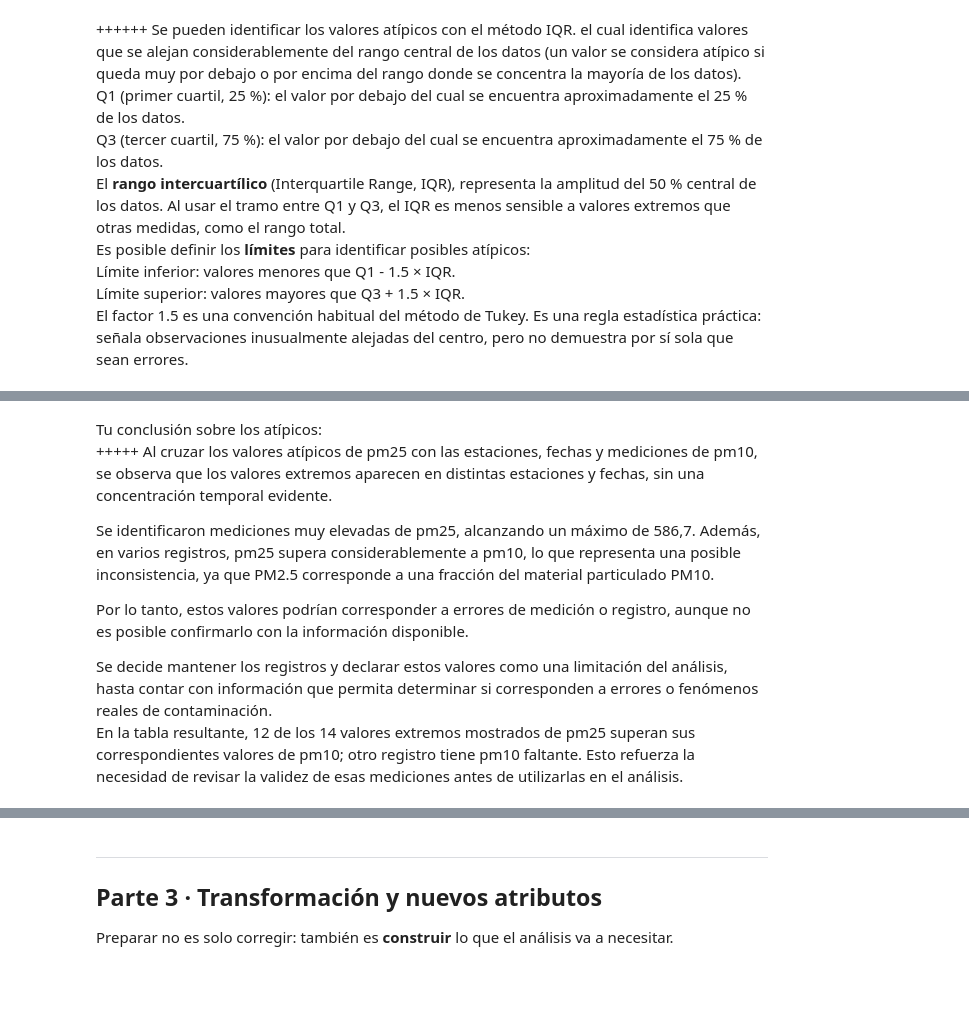
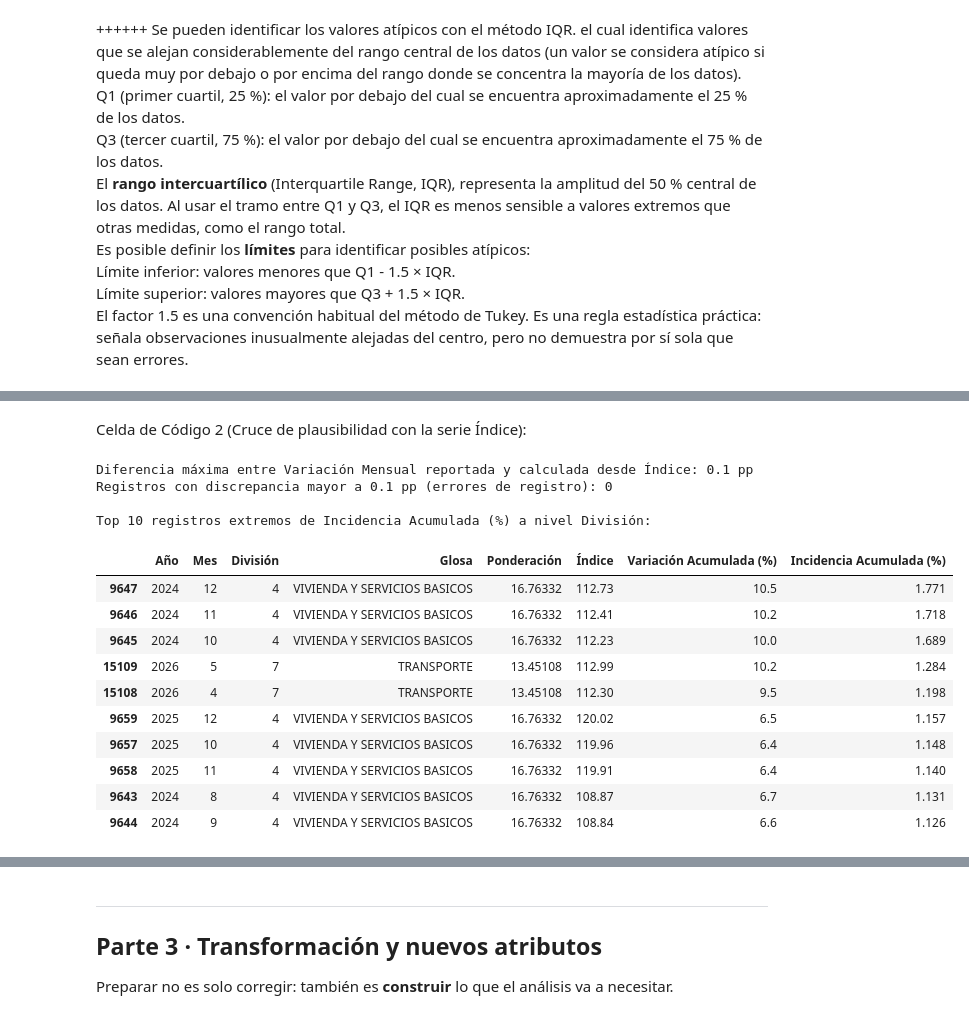
Before and after one commit to frandresst-wq/Proyecto-de-Ciencia-de-Datos, a Jupyter notebook: S2_Notebook_Laboratorio_CDD_Soto_Franco.ipynb, the cells around one changed output, grey strips where cells are left out. Cells and saved outputs as stored; diff of their text form; code cells hidden in the pictures; blank space fills up the shorter version.

Commit message:
Inicia Parte 3 · Transformación y nuevos atributos

```diff
--- a/S2_Notebook_Laboratorio_CDD_Soto_Franco.ipynb
+++ b/S2_Notebook_Laboratorio_CDD_Soto_Franco.ipynb
@@ -579,0 +529,18 @@ Esto indica que cada estación presenta un único registro por fecha. Por lo tan
+# %%
+# Tu código aquí
+print('Duplicados exactos antes:', df.duplicated().sum())
+df = df.drop_duplicates().copy()
+print('Duplicados exactos después:', df.duplicated().sum())
+
+# Eliminar columna auxiliar 'clave' creada en la Parte 1.4 si existe
+if 'clave' in df.columns:
+    df.drop(columns=['clave'], inplace=True)
+
+# Verificar unicidad por clave jerárquica y temporal
+duplicados_jerarquia = df.duplicated(subset=['Año', 'Mes', 'División', 'Grupo', 'Clase', 'Subclase', 'Producto']).sum()
+print('Duplicados por clave jerárquica + Año + Mes:', duplicados_jerarquia)
+
+# Verificar unicidad dentro del nivel de análisis (1_Division)
+div_dup = df[df['nivel_jerarquico'] == '1_Division'].duplicated(subset=['Año', 'Mes', 'Glosa']).sum()
+print('Duplicados de Glosa por mes dentro del nivel División:', div_dup)
+print('Registros totales conservados:', len(df))
@@ -735,10 +658,43 @@ display(atipicos[['estacion', 'fecha', 'pm25', 'pm10']
-# %% [markdown]
-Tu conclusión sobre los atípicos:\
-+++++ Al cruzar los valores atípicos de pm25 con las estaciones, fechas y mediciones de pm10, se observa que los valores extremos aparecen en distintas estaciones y fechas, sin una concentración temporal evidente.
-
-Se identificaron mediciones muy elevadas de pm25, alcanzando un máximo de 586,7. Además, en varios registros, pm25 supera considerablemente a pm10, lo que representa una posible inconsistencia, ya que PM2.5 corresponde a una fracción del material particulado PM10.
-
-Por lo tanto, estos valores podrían corresponder a errores de medición o registro, aunque no es posible confirmarlo con la información disponible.
-
-Se decide mantener los registros y declarar estos valores como una limitación del análisis, hasta contar con información que permita determinar si corresponden a errores o fenómenos reales de contaminación.\
-En la tabla resultante, 12 de los 14 valores extremos mostrados de pm25 superan sus correspondientes valores de pm10; otro registro tiene pm10 faltante. Esto refuerza la necesidad de revisar la validez de esas mediciones antes de utilizarlas en el análisis.
+# %% [markdown]
+Celda de Código 2 (Cruce de plausibilidad con la serie Índice):
+# %%
+# Creamos código jerárquico único para seguir cada ítem en el tiempo y verificar Índice(t) vs Índice(t-1)
+df['codigo_jerarquico'] = (
+    df['División'].astype(str) + '.' + df['Grupo'].astype(str) + '.' +
+    df['Clase'].astype(str) + '.' + df['Subclase'].astype(str) + '.' + df['Producto'].astype(str)
+)
+df = df.sort_values(['codigo_jerarquico', 'fecha']).reset_index(drop=True)
+df['Indice_mes_anterior'] = df.groupby('codigo_jerarquico')['Índice'].shift(1)
+df['Var_Mensual_Calculada'] = ((df['Índice'] / df['Indice_mes_anterior'] - 1) * 100).round(1)
+df['Diferencia_Redondeo'] = (df['Variación Mensual (%)'] - df['Var_Mensual_Calculada']).abs().round(2)
+
+print('Diferencia máxima entre Variación Mensual reportada y calculada desde Índice:', df['Diferencia_Redondeo'].max(), 'pp')
+print('Registros con discrepancia mayor a 0.1 pp (errores de registro):', (df['Diferencia_Redondeo'] > 0.15).sum())
+
+# Mostrar los mayores valores extremos de Incidencia Acumulada (%) en el nivel División
+print('\nTop 10 registros extremos de Incidencia Acumulada (%) a nivel División:')
+display(
+    df[df['nivel_jerarquico'] == '1_Division']
+    .sort_values('Incidencia Acumulada (%)', ascending=False)
+    [['Año', 'Mes', 'División', 'Glosa', 'Ponderación', 'Índice', 'Variación Acumulada (%)', 'Incidencia Acumulada (%)']]
+    .head(10)
+)
+
+# Limpiamos las columnas auxiliares de verificación
+df.drop(columns=['Indice_mes_anterior', 'Var_Mensual_Calculada', 'Diferencia_Redondeo'], inplace=True)
+# %% [output]
+Diferencia máxima entre Variación Mensual reportada y calculada desde Índice: 0.1 pp
+Registros con discrepancia mayor a 0.1 pp (errores de registro): 0
+
+Top 10 registros extremos de Incidencia Acumulada (%) a nivel División:
+|  | Año | Mes | División | Glosa | Ponderación | Índice | Variación Acumulada (%) | Incidencia Acumulada (%) |
+| 9647 | 2024 | 12 | 4 | VIVIENDA Y SERVICIOS BASICOS | 16.76332 | 112.73 | 10.5 | 1.771 |
+| 9646 | 2024 | 11 | 4 | VIVIENDA Y SERVICIOS BASICOS | 16.76332 | 112.41 | 10.2 | 1.718 |
+| 9645 | 2024 | 10 | 4 | VIVIENDA Y SERVICIOS BASICOS | 16.76332 | 112.23 | 10.0 | 1.689 |
+| 15109 | 2026 | 5 | 7 | TRANSPORTE | 13.45108 | 112.99 | 10.2 | 1.284 |
+| 15108 | 2026 | 4 | 7 | TRANSPORTE | 13.45108 | 112.30 | 9.5 | 1.198 |
+| 9659 | 2025 | 12 | 4 | VIVIENDA Y SERVICIOS BASICOS | 16.76332 | 120.02 | 6.5 | 1.157 |
+| 9657 | 2025 | 10 | 4 | VIVIENDA Y SERVICIOS BASICOS | 16.76332 | 119.96 | 6.4 | 1.148 |
+| 9658 | 2025 | 11 | 4 | VIVIENDA Y SERVICIOS BASICOS | 16.76332 | 119.91 | 6.4 | 1.140 |
+| 9643 | 2024 | 8 | 4 | VIVIENDA Y SERVICIOS BASICOS | 16.76332 | 108.87 | 6.7 | 1.131 |
+| 9644 | 2024 | 9 | 4 | VIVIENDA Y SERVICIOS BASICOS | 16.76332 | 108.84 | 6.6 | 1.126 |
```
Also changed, not shown: parts of 28 cells of this notebook.
